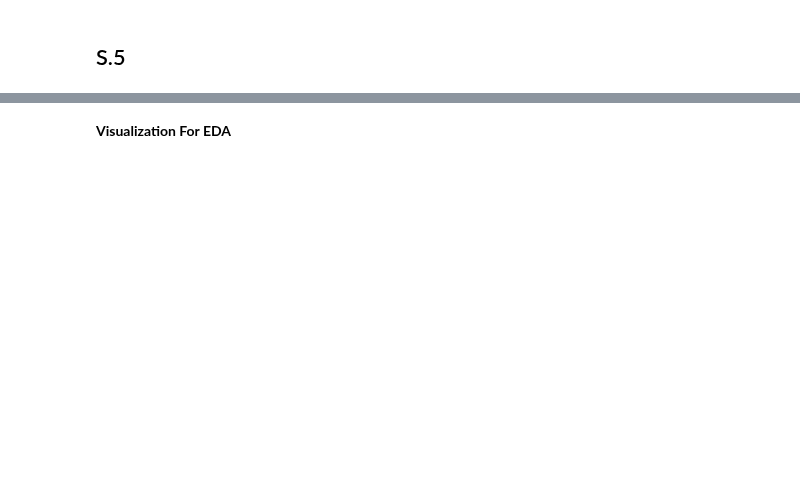
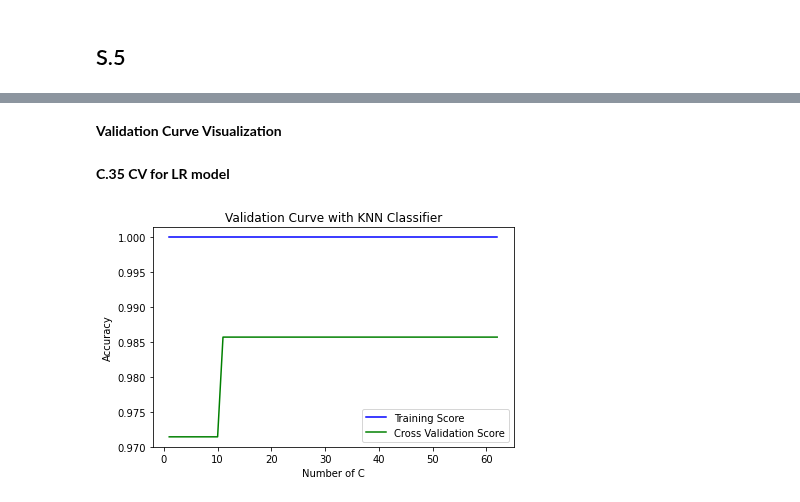
Before and after one commit to TermProject702/Flooding702, a Jupyter notebook: Model.ipynb, the cells around one changed output, grey strips where cells are left out. Drawn from its saved outputs; the diff is of its cells as text; code cells hidden in the pictures; blank space fills up the shorter version.

Commit message:
2nd Commit on Validation Curve

```diff
--- a/Model.ipynb
+++ b/Model.ipynb
@@ -650,2 +669,38 @@ plot_roc_curve(Lr, X_over_test_S, y_over_test_S, ax=ax_2, name='LR_SMOTE')
 # %% [markdown]
-**Visualization For EDA**
+**Validation Curve Visualization**
+# %% [markdown]
+**C.35 CV for LR model**
+# %%
+# Setting the range for the parameter (from 1 to 10)
+parameter_range = np.arange(1, 63, 1)
+
+# Calculate accuracy on training and test set using the
+# gamma parameter with 10-fold cross validation
+train_score, test_score = validation_curve(LogisticRegression(), X_train_C, y_train_C,
+                                       param_name ="C",
+                                       param_range = parameter_range,
+                                        cv = 10, scoring = "accuracy")
+
+# Calculating mean and standard deviation of training score
+mean_train_score = np.mean(train_score, axis = 1)
+std_train_score = np.std(train_score, axis = 1)
+
+# Calculating mean and standard deviation of testing score
+mean_test_score = np.mean(test_score, axis = 1)
+std_test_score = np.std(test_score, axis = 1)
+
+# Plot mean accuracy scores for training and testing scores
+plt.plot(parameter_range, mean_train_score,
+  label = "Training Score", color = 'b')
+plt.plot(parameter_range, mean_test_score,
+  label = "Cross Validation Score", color = 'g')
+
+# Creating the plot
+plt.title("Validation Curve with KNN Classifier")
+plt.xlabel("Number of C")
+plt.ylabel("Accuracy")
+plt.tight_layout()
+plt.legend(loc = 'best')
+plt.show()
+# %% [output]
+[figure, added]
```
Also changed, not shown: parts of 32 cells of this notebook.
